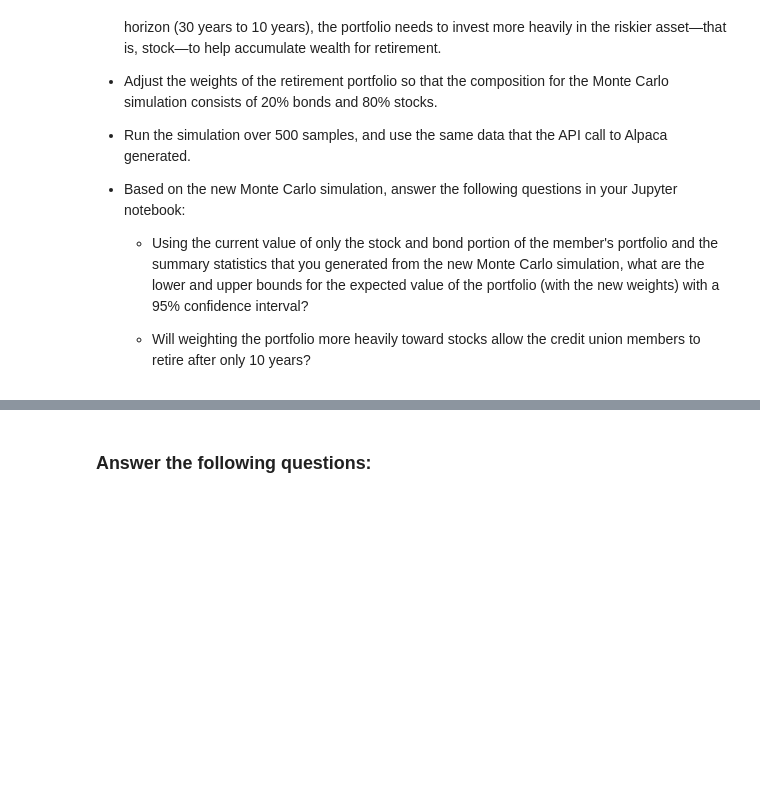
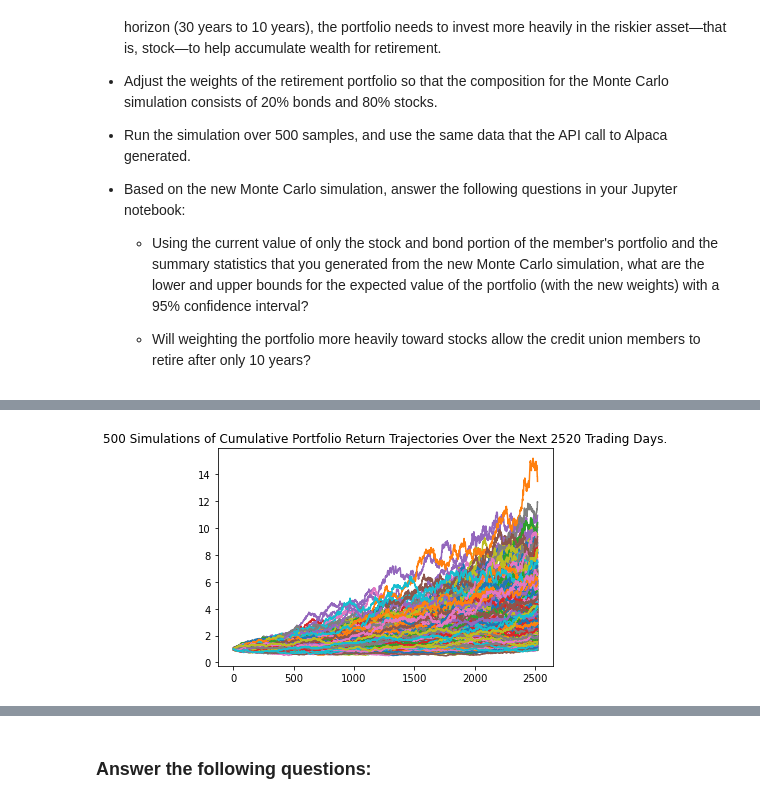
Before and after one commit to morgandblackmore/University-Washington-Fintech, a Jupyter notebook: Starter_Code/financial_planning_tools.ipynb, the cells around one changed output, grey strips where cells are left out. Saved outputs shown, nothing was run; the diff lists cells and outputs as text; code cells hidden in the pictures; blank space fills up the shorter version.

```diff
--- a/Starter_Code/financial_planning_tools.ipynb
+++ b/Starter_Code/financial_planning_tools.ipynb
@@ -630,7 +660,12 @@ For this new Monte Carlo simulation, do the following:
 # Configure a Monte Carlo simulation to forecast 10 years cumulative returns
 # The weights should be split 20% to AGG and 80% to SPY.
 # Run 500 samples.
-# YOUR CODE HERE
+MC_10y = MCSimulation(
+  portfolio_data = spy_agg_3y,
+  weights = [.80,.20],
+  num_simulation = 500,
+  num_trading_days = 252*10
+)
 
 # Review the simulation input data
-# YOUR CODE HERE
+MC_10y.portfolio_data.head()
@@ -640,7 +726,10 @@ For this new Monte Carlo simulation, do the following:
 # %%
 # Visualize the 10-year Monte Carlo simulation by creating an
 # overlay line plot
-# YOUR CODE HERE
+MC_sim_line_plot_10y = MC_10y.plot_simulation()
+MC_sim_line_plot_10y.get_figure().savefig("MC_ten_year_sim_plot.png", bbox_inches="tight")
+# %% [output]
+[figure, added]
 # %%
 # Visualize the probability distribution of the 10-year Monte Carlo simulation
 # by plotting a histogram
```
Also changed, not shown: parts of 24 cells of this notebook, 4 other files.
